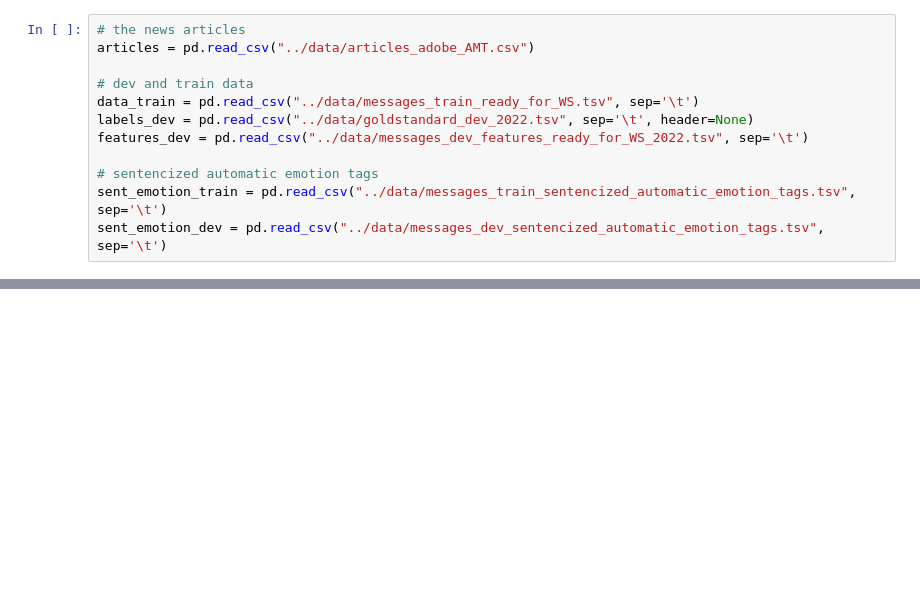
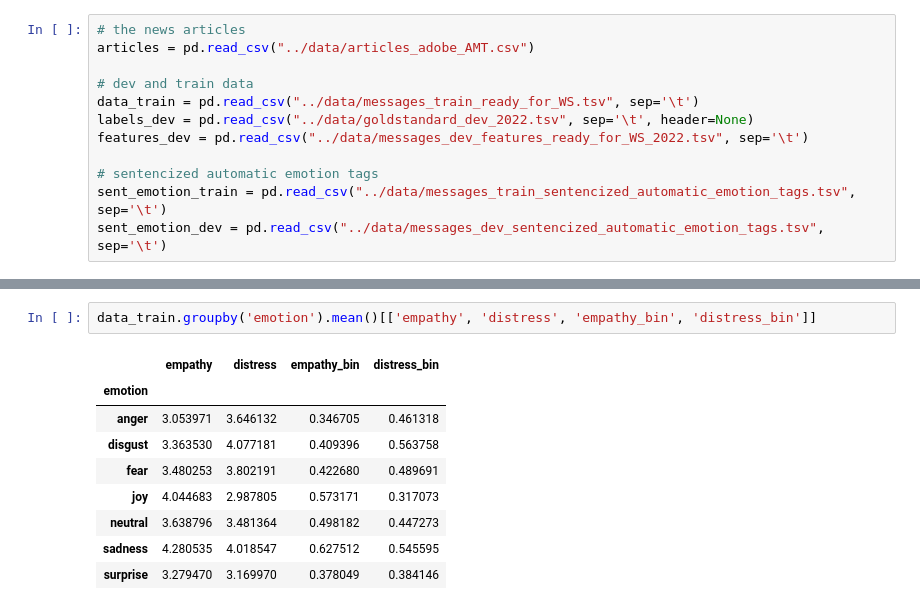
Before and after one commit to myrazma/2022_Masterthesis_Code, a Jupyter notebook: analysis/descriptive_analysis.ipynb, the cells around one changed output, grey strips where cells are left out. Cells and saved outputs as stored; diff of their text form; blank space fills up the shorter version.

```diff
--- a/analysis/descriptive_analysis.ipynb
+++ b/analysis/descriptive_analysis.ipynb
@@ -22,0 +174,12 @@ sent_emotion_dev = pd.read_csv("../data/messages_dev_sentencized_automatic_emoti
+# %%
+data_train.groupby('emotion').mean()[['empathy', 'distress', 'empathy_bin', 'distress_bin']]
+# %% [output]
+|  | empathy | distress | empathy_bin | distress_bin |
+| emotion |  |  |  |  |
+| anger | 3.053971 | 3.646132 | 0.346705 | 0.461318 |
+| disgust | 3.363530 | 4.077181 | 0.409396 | 0.563758 |
+| fear | 3.480253 | 3.802191 | 0.422680 | 0.489691 |
+| joy | 4.044683 | 2.987805 | 0.573171 | 0.317073 |
+| neutral | 3.638796 | 3.481364 | 0.498182 | 0.447273 |
+| sadness | 4.280535 | 4.018547 | 0.627512 | 0.545595 |
+| surprise | 3.279470 | 3.169970 | 0.378049 | 0.384146 |
```
Also changed, not shown: parts of 17 cells of this notebook.
